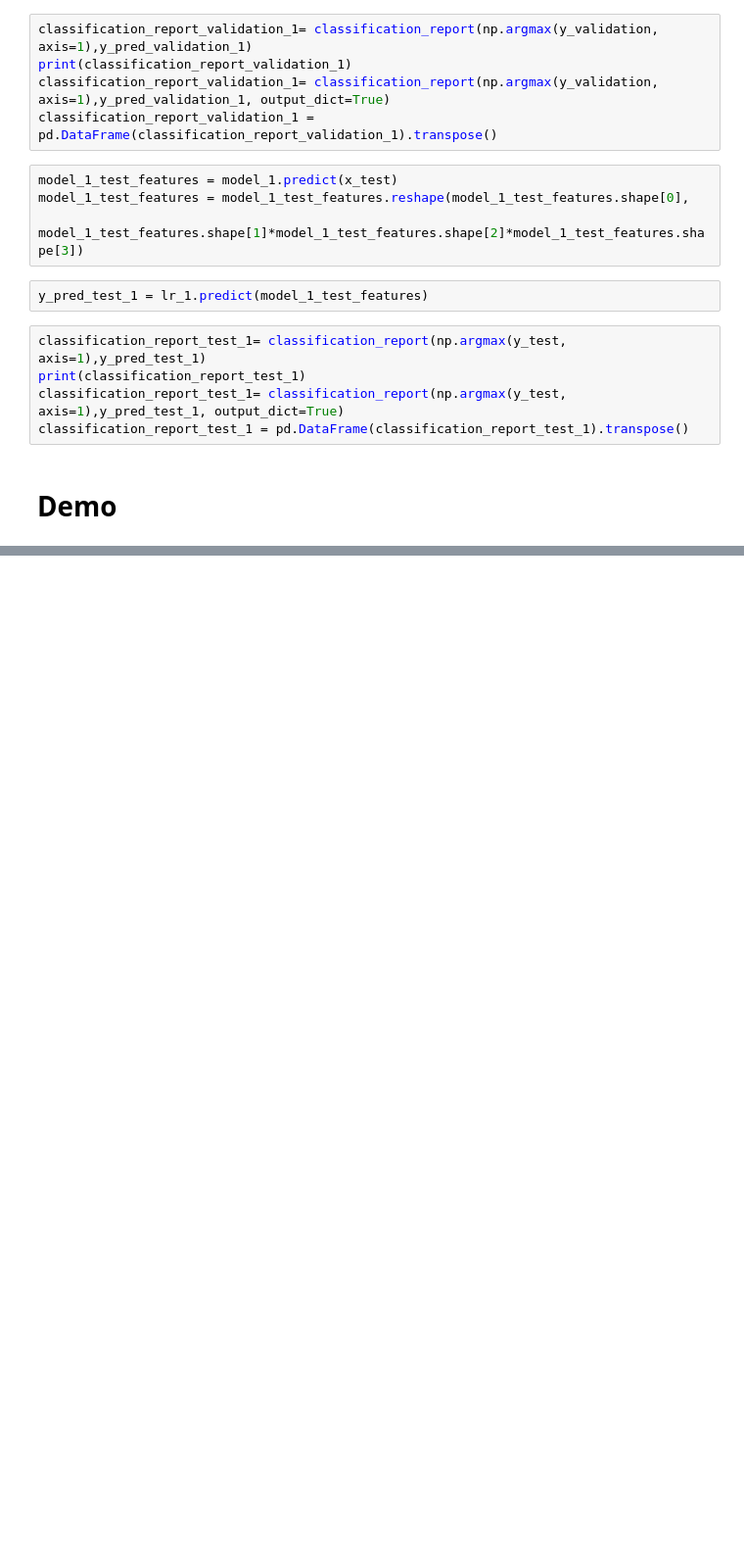
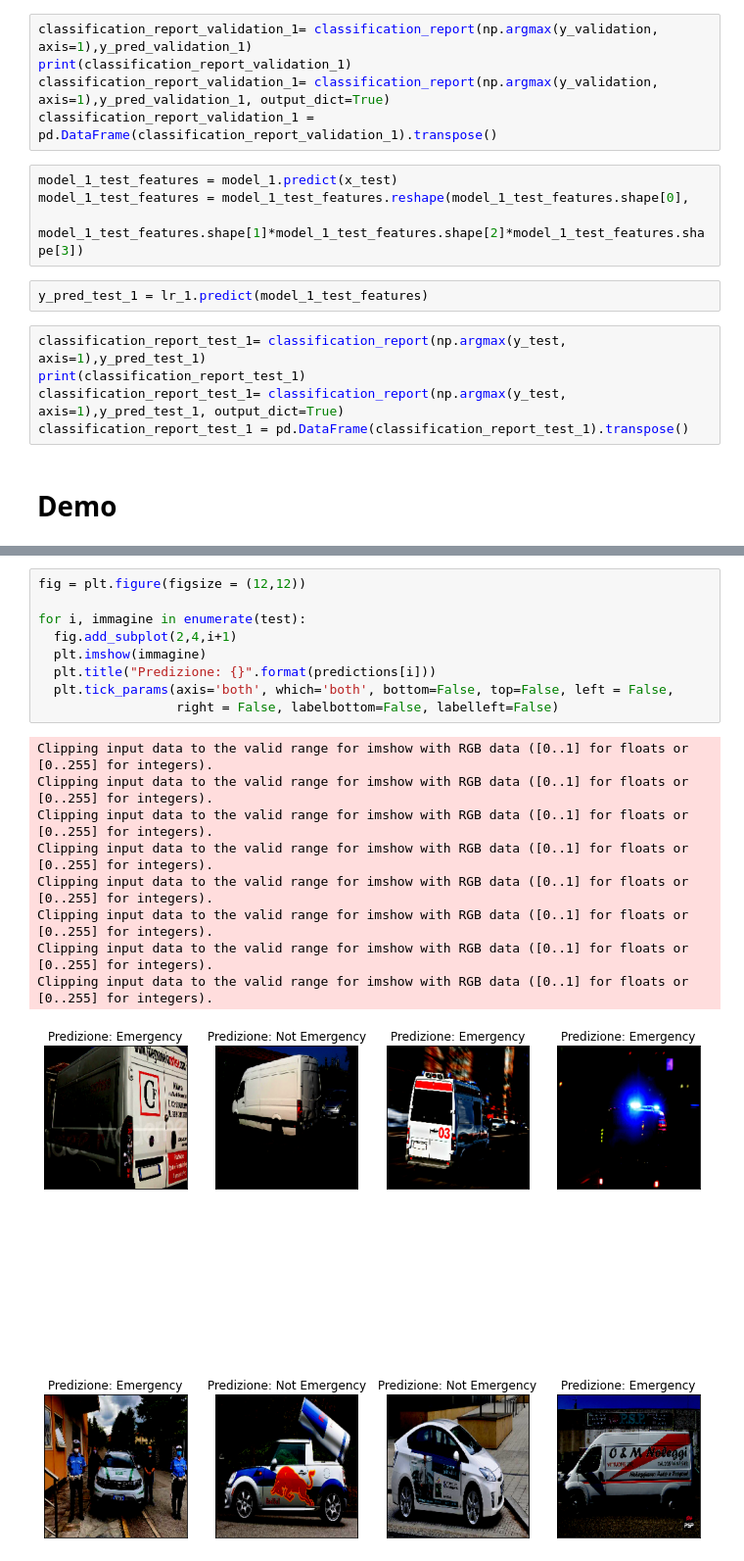
Before and after one commit to Chri1629/dsim_project, a Jupyter notebook: image/ambulanze.ipynb, the cells around one changed output, grey strips where cells are left out. Shown: that part at 98% size. Cells and saved outputs as stored; diff of their text form; blank space fills up the shorter version.

```diff
--- a/image/ambulanze.ipynb
+++ b/image/ambulanze.ipynb
@@ -502,0 +545,19 @@ predictions = [labels[k] for k in result]
+# %%
+fig = plt.figure(figsize = (12,12))
+
+for i, immagine in enumerate(test):
+  fig.add_subplot(2,4,i+1)
+  plt.imshow(immagine)
+  plt.title("Predizione: {}".format(predictions[i]))
+  plt.tick_params(axis='both', which='both', bottom=False, top=False, left = False,
+                  right = False, labelbottom=False, labelleft=False)
+# %% [output]
+Clipping input data to the valid range for imshow with RGB data ([0..1] for floats or [0..255] for integers).
+Clipping input data to the valid range for imshow with RGB data ([0..1] for floats or [0..255] for integers).
+Clipping input data to the valid range for imshow with RGB data ([0..1] for floats or [0..255] for integers).
+Clipping input data to the valid range for imshow with RGB data ([0..1] for floats or [0..255] for integers).
+Clipping input data to the valid range for imshow with RGB data ([0..1] for floats or [0..255] for integers).
+Clipping input data to the valid range for imshow with RGB data ([0..1] for floats or [0..255] for integers).
+Clipping input data to the valid range for imshow with RGB data ([0..1] for floats or [0..255] for integers).
+Clipping input data to the valid range for imshow with RGB data ([0..1] for floats or [0..255] for integers).
+[figure, added]
```
Also changed, not shown: parts of 18 cells of this notebook.
